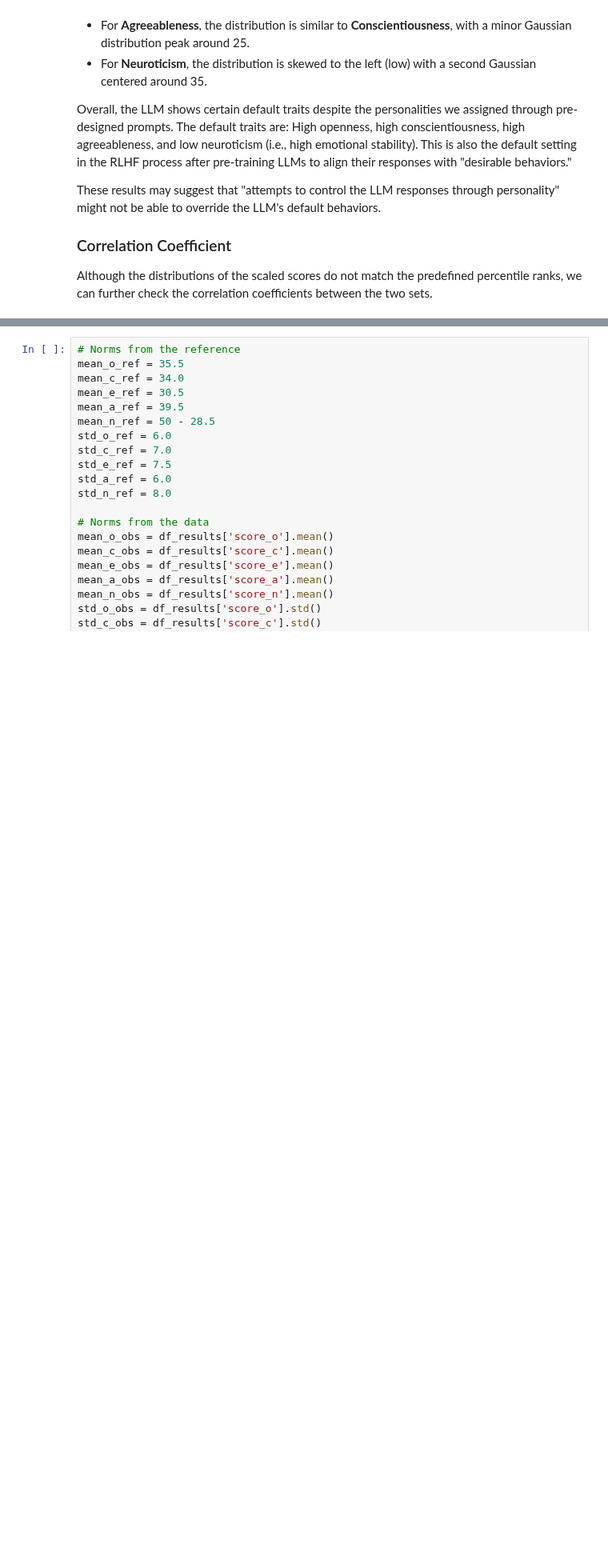
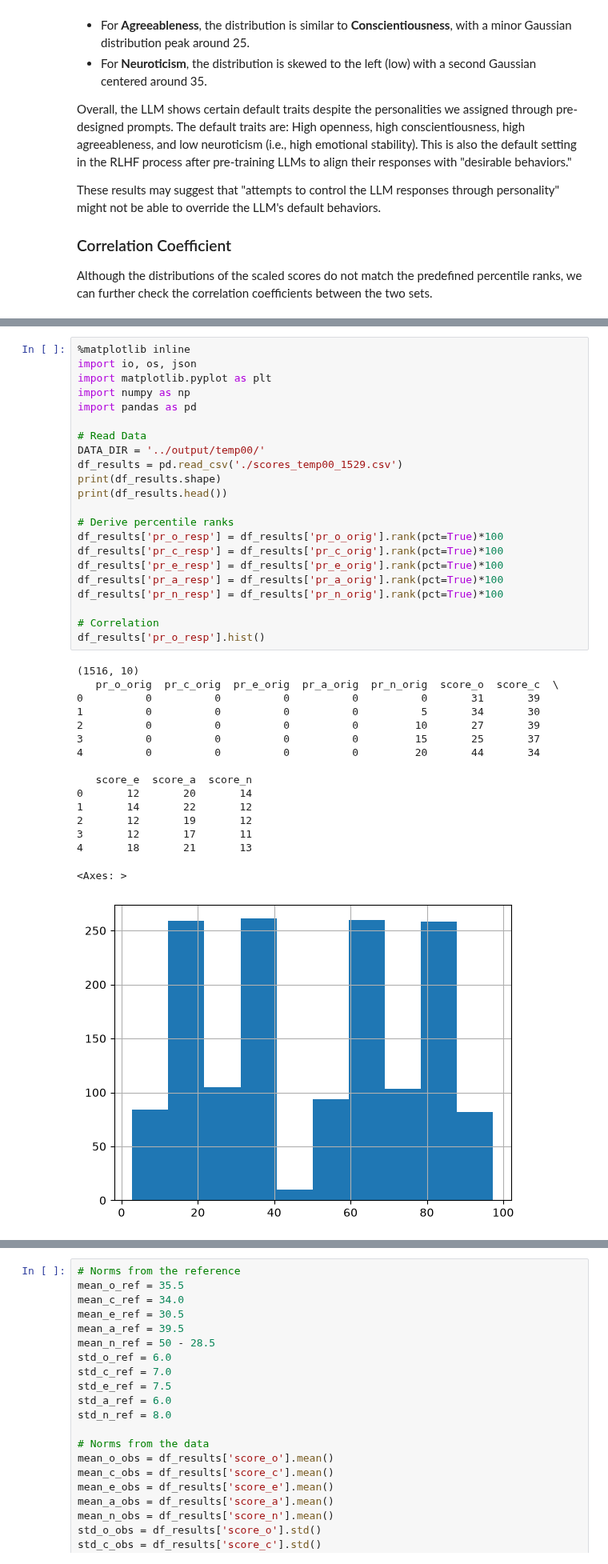
Before and after one commit to tingsyo/ai-subject, a Jupyter notebook: likert_questionnaire/reports/03_Evaluating_the_Big-Five_Loop.ipynb, the cells around one changed output, grey strips where cells are left out. Shown at 80% size. Drawn from its saved outputs; the diff is of its cells as text; blank space fills up the shorter version.

Commit message:
- Updated reports/03_Evaluating_the_Big-Five_Loop.ipynb   - Added percentile-rank of scaled scores

```diff
--- a/likert_questionnaire/reports/03_Evaluating_the_Big-Five_Loop.ipynb
+++ b/likert_questionnaire/reports/03_Evaluating_the_Big-Five_Loop.ipynb
@@ -409,0 +396,39 @@ We can also derive the mean and standard deviation from the 1,516 responses.
+# %%
+%matplotlib inline
+import io, os, json
+import matplotlib.pyplot as plt
+import numpy as np
+import pandas as pd
+
+# Read Data
+DATA_DIR = '../output/temp00/'
+df_results = pd.read_csv('./scores_temp00_1529.csv')
+print(df_results.shape)
+print(df_results.head())
+
+# Derive percentile ranks
+df_results['pr_o_resp'] = df_results['pr_o_orig'].rank(pct=True)*100
+df_results['pr_c_resp'] = df_results['pr_c_orig'].rank(pct=True)*100
+df_results['pr_e_resp'] = df_results['pr_e_orig'].rank(pct=True)*100
+df_results['pr_a_resp'] = df_results['pr_a_orig'].rank(pct=True)*100
+df_results['pr_n_resp'] = df_results['pr_n_orig'].rank(pct=True)*100
+
+# Correlation
+df_results['pr_o_resp'].hist()
+# %% [output]
+(1516, 10)
+   pr_o_orig  pr_c_orig  pr_e_orig  pr_a_orig  pr_n_orig  score_o  score_c  \
+0          0          0          0          0          0       31       39
+1          0          0          0          0          5       34       30
+2          0          0          0          0         10       27       39
+3          0          0          0          0         15       25       37
+4          0          0          0          0         20       44       34
+
+   score_e  score_a  score_n
+0       12       20       14
+1       14       22       12
+2       12       19       12
+3       12       17       11
+4       18       21       13
+<Axes: >
+[figure, added]
```
Also changed, not shown: parts of 4 cells of this notebook.
